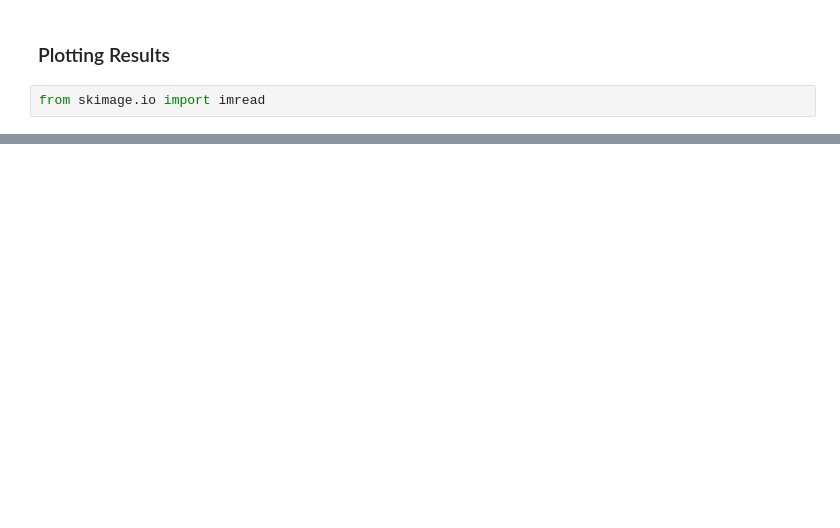
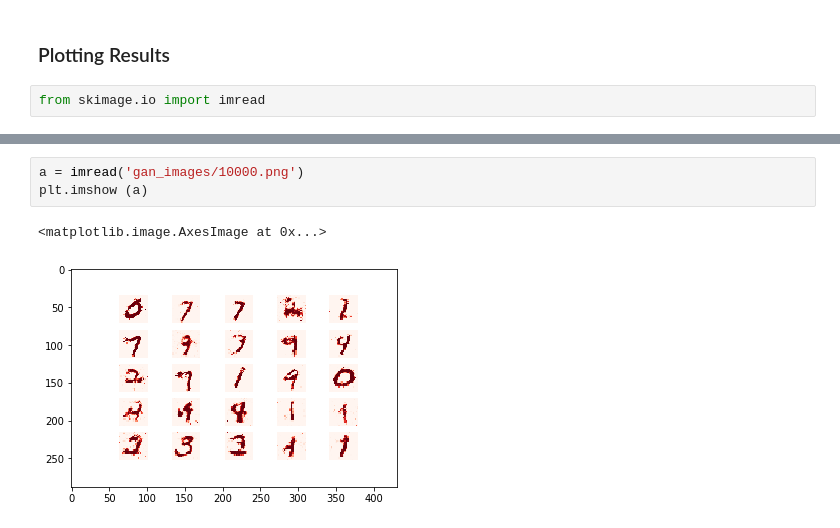
Before and after one commit to LeonVillanueva/CoLab, a Jupyter notebook: Goolge_CoLab_GANs.ipynb, the cells around one changed output, grey strips where cells are left out. Drawn from its saved outputs; the diff is of its cells as text; blank space fills up the shorter version.

```diff
--- a/Goolge_CoLab_GANs.ipynb
+++ b/Goolge_CoLab_GANs.ipynb
@@ -206,0 +251,6 @@ a = imread('gan_images/0.png')
+# %%
+a = imread('gan_images/10000.png')
+plt.imshow (a)
+# %% [output]
+<matplotlib.image.AxesImage at 0x...>
+[figure, added]
```
Also changed, not shown: parts of 15 cells of this notebook.
